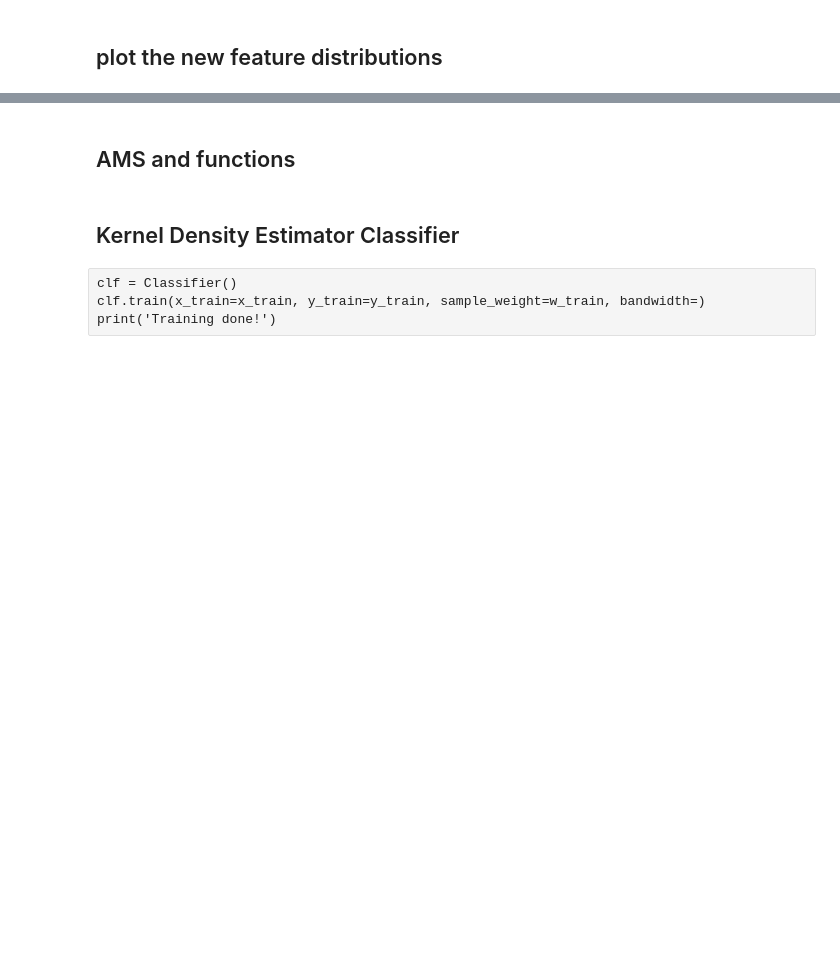
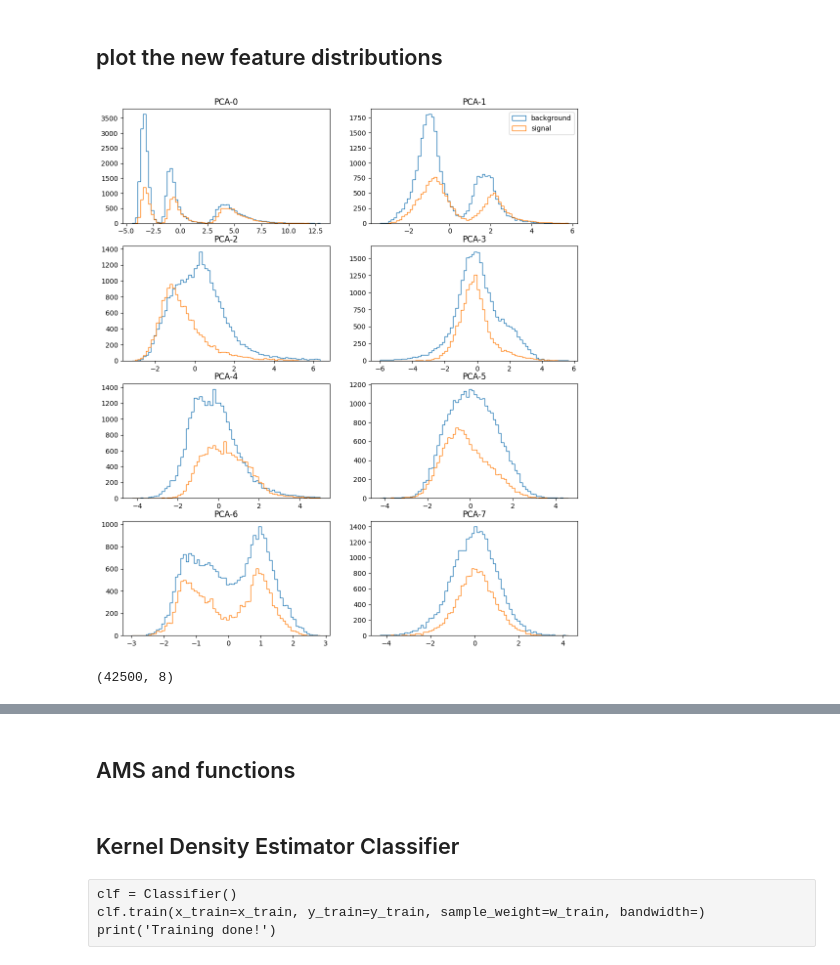
Before and after one commit to LEMettler/higgs-challenge, a Jupyter notebook: analog.ipynb, the cells around one changed output, grey strips where cells are left out. Drawn from its saved outputs; the diff is of its cells as text; code cells hidden in the pictures; blank space fills up the shorter version.

```diff
--- a/analog.ipynb
+++ b/analog.ipynb
@@ -192,11 +198,19 @@ plt.show()
 # %% [markdown]
 ## plot the new feature distributions
 # %%
-fig, axs = plt.subplots(4, int(n_components/4), figsize=(12,12))
+fig, axs = plt.subplots(4, int(n_components/4), figsize=(12,14))
 
 for i, ax in enumerate(axs.flatten()):
-    counts, bins, _ = ax.hist(x_train[~y_train.astype(bool), i], bins=100, label=f'0', histtype='step')
-    ax.hist(x_train[y_train.astype(bool), i], bins=bins, label=f'1', histtype='step')
+    counts, bins, _ = ax.hist(x_train[~y_train.astype(bool), i], bins=70, label=f'background', histtype='step', )
+    ax.hist(x_train[y_train.astype(bool), i], bins=bins, label=f'signal', histtype='step')
     ax.set_title(f'PCA-{i}')
 
+axs[0][1].legend()
+
 plt.show()
+# %% [output]
+[figure, added]
+# %%
+x_train.shape
+# %% [output]
+(42500, 8)
```
Also changed, not shown: parts of 11 cells of this notebook, 1 other file.
